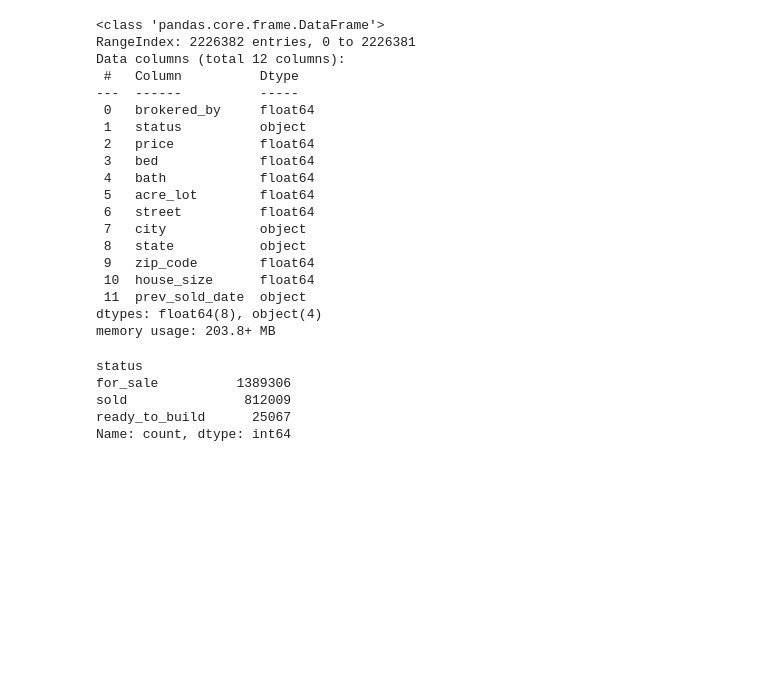
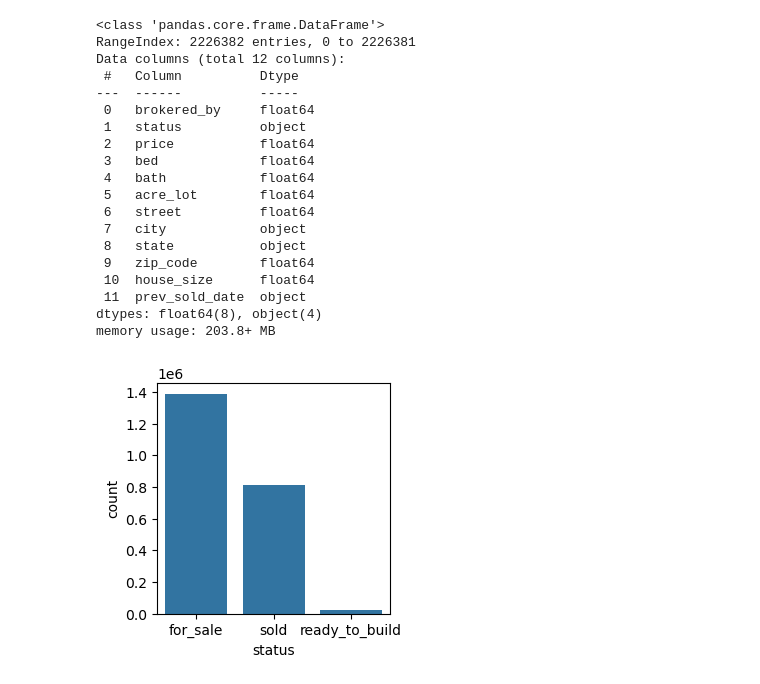
Before and after one commit to EstebanBraganza77/Real-State-Prediction-SageMaker, a Jupyter notebook: RealState-Development.ipynb, the cells around one changed output. Saved outputs shown, nothing was run; the diff lists cells and outputs as text; code cells hidden in the pictures; blank space fills up the shorter version.

```diff
--- a/RealState-Development.ipynb
+++ b/RealState-Development.ipynb
@@ -82,11 +106,10 @@ Data columns (total 12 columns):
 dtypes: float64(8), object(4)
 memory usage: 203.8+ MB
 # %%
-realstate_data.status.value_counts()
+# House Status
+plt.figure(figsize = (3, 3))
+sns.barplot(realstate_data.status.value_counts())
+plt.show()
 # %% [output]
-status
-for_sale          1389306
-sold               812009
-ready_to_build      25067
-Name: count, dtype: int64
+[figure, added]
 # %%
```
Also changed, not shown: parts of 29 cells of this notebook.
